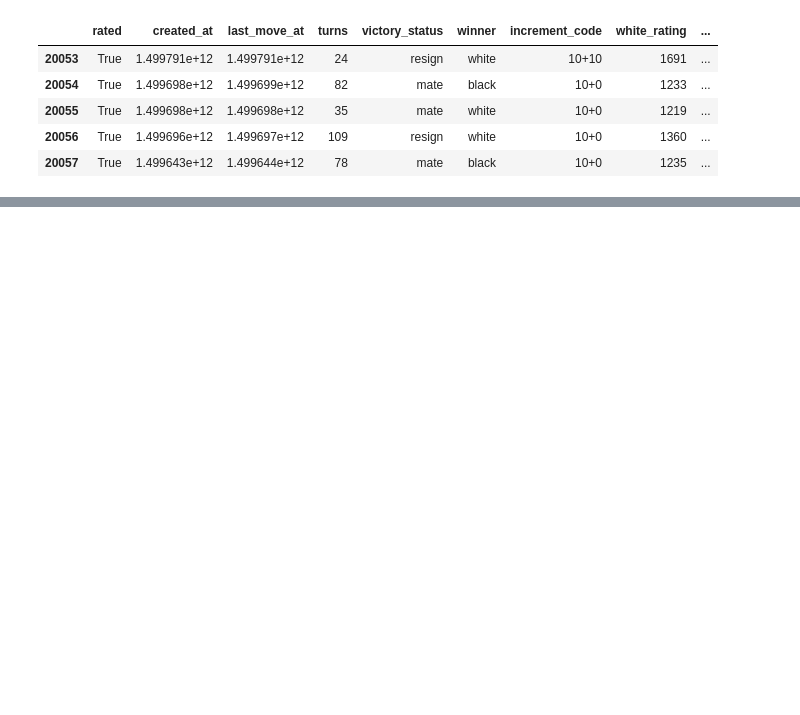
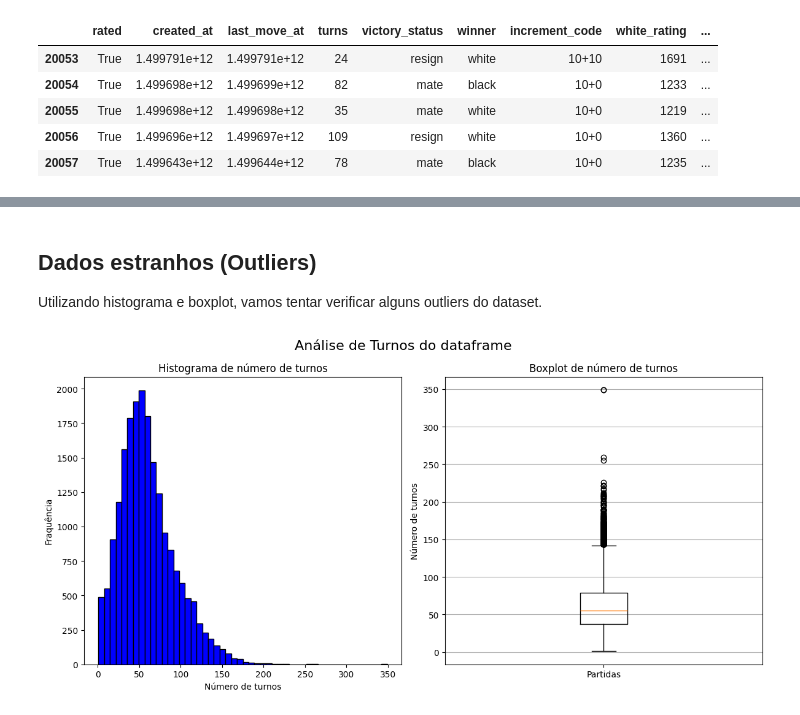
Before and after one commit to GodKelvin/chess-analytics, a Jupyter notebook: main.ipynb, the cells around one changed output, grey strips where cells are left out. Drawn from its saved outputs; the diff is of its cells as text; code cells hidden in the pictures; blank space fills up the shorter version.

Commit message:
tratando outliers. Inserindo perguntas

```diff
--- a/main.ipynb
+++ b/main.ipynb
@@ -177,0 +181,5 @@ dataframe.tail(5)
+# %%
+dataframe["opening_name"] = dataframe["opening_name"].str.upper()
+dataframe["winner"] = dataframe["winner"].str.upper()
+dataframe["victory_status"] = dataframe["victory_status"].str.upper()
+dataframe.tail(5)
@@ -177,0 +215,39 @@ dataframe.tail(5)
+# %% [markdown]
+## Dados estranhos (Outliers)
+
+Utilizando histograma e boxplot, vamos tentar verificar alguns outliers do dataset.
+# %%
+import matplotlib.pyplot as plt
+
+#Primeiro eu fiz o histograma sozinho, depois pesquisei como fazer lado a lado do boxplot
+# plt.hist(dataframe["turns"], bins=50, color="blue", edgecolor="black")
+# plt.xlabel("Turnos")
+# plt.ylabel("Frequência")
+# plt.title("Histograma de duração das partidas (em turnos)")
+# plt.show()
+
+#Criando uma função para auxilio
+def plot_histograma_boxplot(dataframe):
+  #Criando uma figura para plotar tanto o histograma quanto o boxplot
+  fig, axs = plt.subplots(1, 2, figsize=(12, 6))
+  #Cada posicao de axs é um gráfico
+  axs[0].hist(dataframe["turns"], bins=50, color="blue", edgecolor="black")
+  axs[0].set_xlabel("Número de turnos")
+  axs[0].set_ylabel("Fraquência")
+  axs[0].set_title("Histograma de número de turnos")
+
+  axs[1].boxplot(dataframe["turns"], vert=True)
+  axs[1].set_title("Boxplot de número de turnos")
+  axs[1].set_ylabel("Número de turnos")
+  axs[1].set_xticks([1])
+  axs[1].set_xticklabels(["Partidas"])
+  axs[1].grid(axis='y')
+
+  fig.suptitle('Análise de Turnos do dataframe', fontsize=16)
+  #Deixando o layout bonito
+  plt.tight_layout()
+  plt.show()
+
+plot_histograma_boxplot(dataframe)
+# %% [output]
+[figure, added]
```
Also changed, not shown: parts of 14 cells of this notebook.
